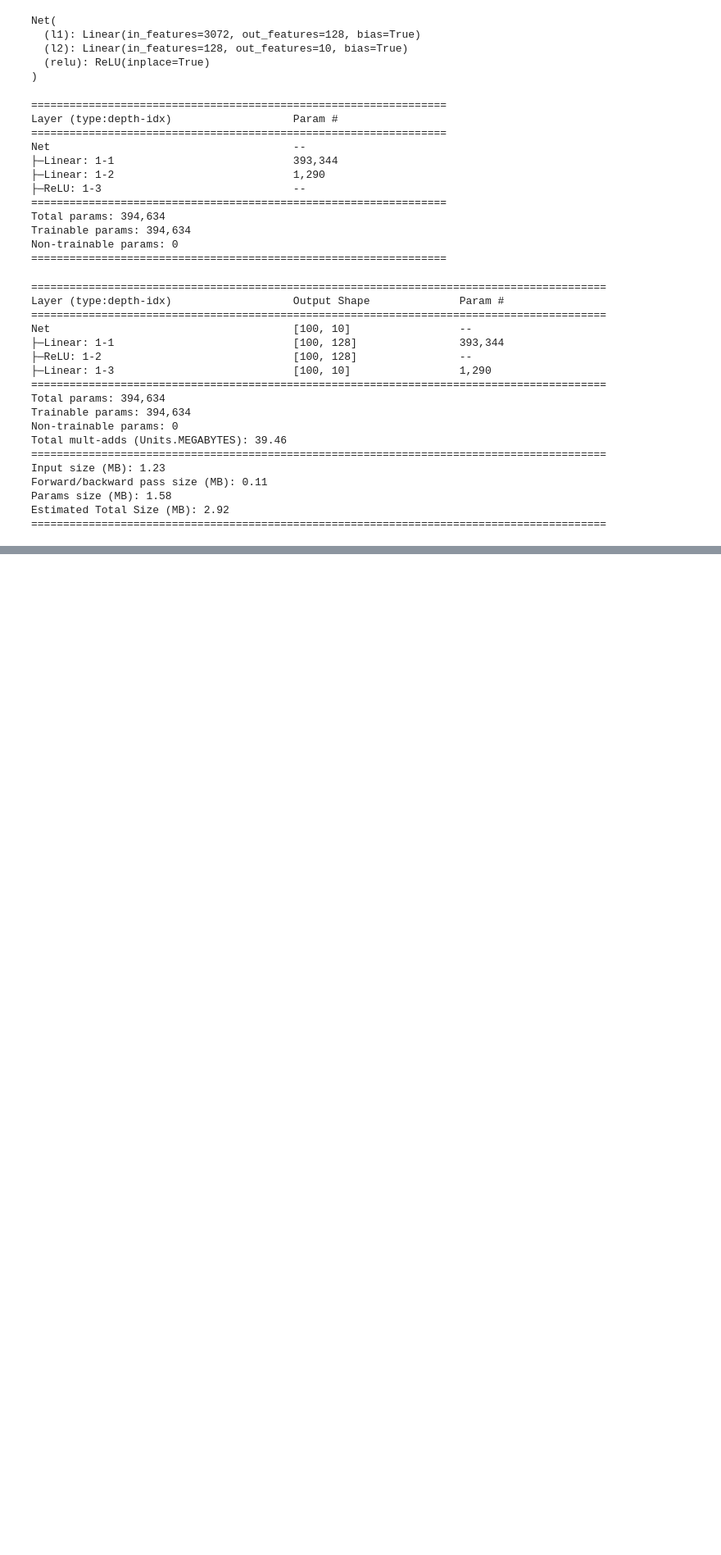
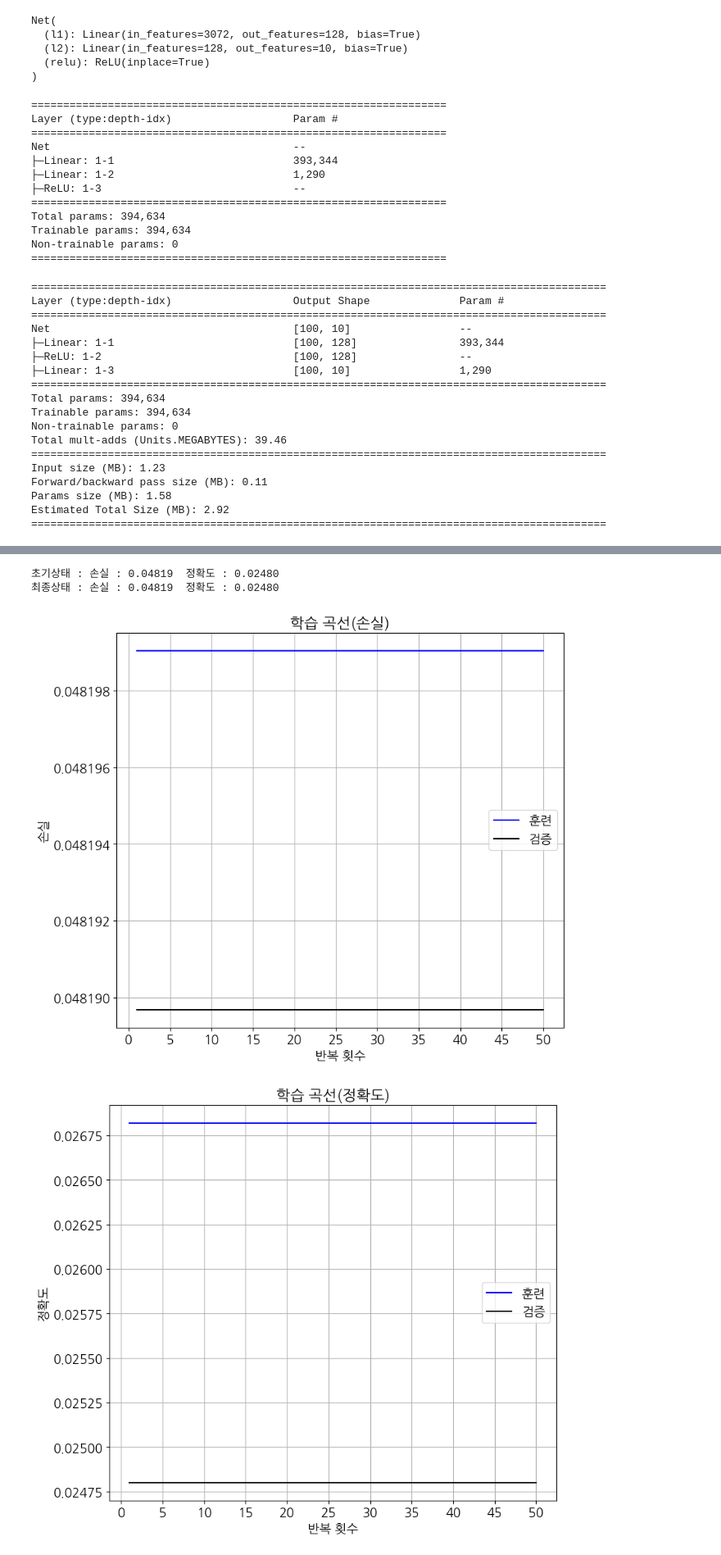
Before and after one commit to kny1209/test2, a Jupyter notebook: AI/강의_8기_AI개론_11차시_02_cnn.ipynb, the cells around one changed output, grey strips where cells are left out. Shown at 82% size. Cells and saved outputs as stored; diff of their text form; code cells hidden in the pictures; blank space fills up the shorter version.

```diff
--- a/AI/강의_8기_AI개론_11차시_02_cnn.ipynb
+++ b/AI/강의_8기_AI개론_11차시_02_cnn.ipynb
@@ -737,15 +732,15 @@ image1.view(-1).shape[0]
 n_input = image1.view(-1).shape[0]
 
 # 출력 차원 수 (분류 클래스 10개)
-# labels1 텐서
-# labels1.data.numpy() 넘파이 변환
-n_output = len(list(set(labels1.data.numpy())))
+# labels1 # 텐서
+# labels1.data.numpy() # 넘파이 변환
+n_output = len(set(list(labels1.data.numpy())))
 
 # 은닉층 노드 수
 n_hidden = 128
 
 # 결과 확인
-print(f'n_input:{n_input}')
-print(f'n_output:{n_output}')
-print(f'n_hidden:{n_hidden}')
+print(f'n_input: {n_input}')
+print(f'n_output: {n_output}')
+print(f'n_hidden: {n_hidden}')
 # %% [output]
@@ -775,14 +770,16 @@ class Net(nn.Module):
         x3 = self.l2(x2)
         return x3
 # %%
-net = Net(n_input,n_output,n_hidden).to(device)
+net = Net(n_input, n_output, n_hidden).to(device)
 
 # 손실함수 : 교차 엔트로피
 criterion = nn.CrossEntropyLoss()
 
+# 학습률
 lr = 0.01
 
-opimizer = torch.optim.SGD(net.parameters(),lr=lr)
+# 최적화함수
+optimizer = torch.optim.SGD(net.parameters(), lr=lr)
 # %%
 print(net)
 # %% [output]
@@ -831,0 +863,14 @@ Estimated Total Size (MB): 2.92
+# %%
+# 완전 결합형 모델 초기화와 학습
+torch.seed() # 난수 초기화
+
+net = Net(n_input, n_hidden, n_output).to(device)
+criterion = nn.CrossEntropyLoss()
+
+lr = 0.01
+optimzier = optim.SGD(net.parameters(), lr=lr)
+num_epochs = 50
+history = np.zeros((0,5))
+# %%
+# 학습
+history = fit(net, optimizer, criterion, num_epochs, train_loader1, test_loader1, device, history)
@@ -831,0 +891,8 @@ Estimated Total Size (MB): 2.92
+# %%
+# 평가
+evaluate_history(history)
+# %% [output]
+초기상태 : 손실 : 0.04819  정확도 : 0.02480
+최종상태 : 손실 : 0.04819  정확도 : 0.02480
+[figure, added]
+[figure, added]
```
Also changed, not shown: parts of 49 cells of this notebook.
